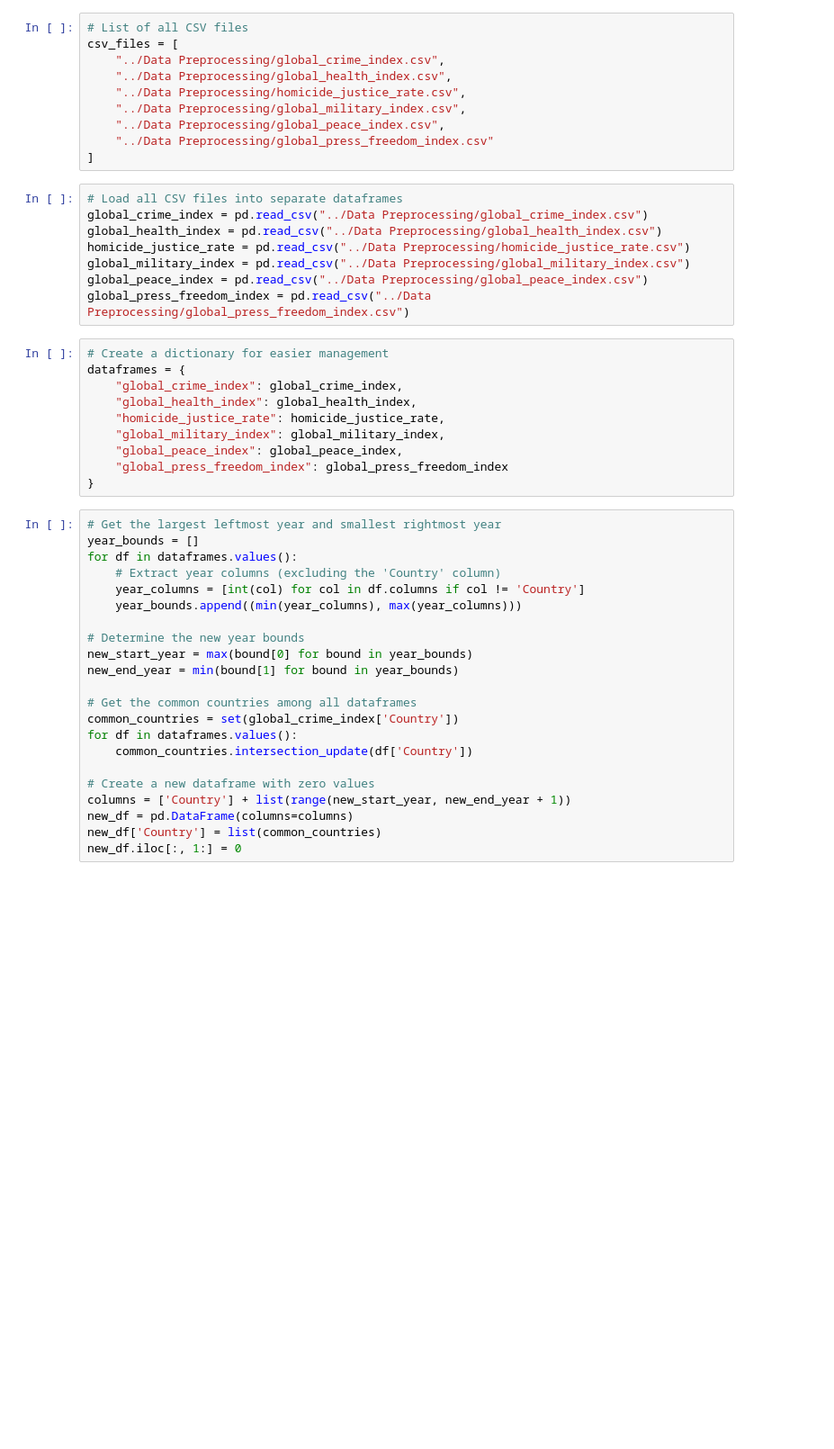
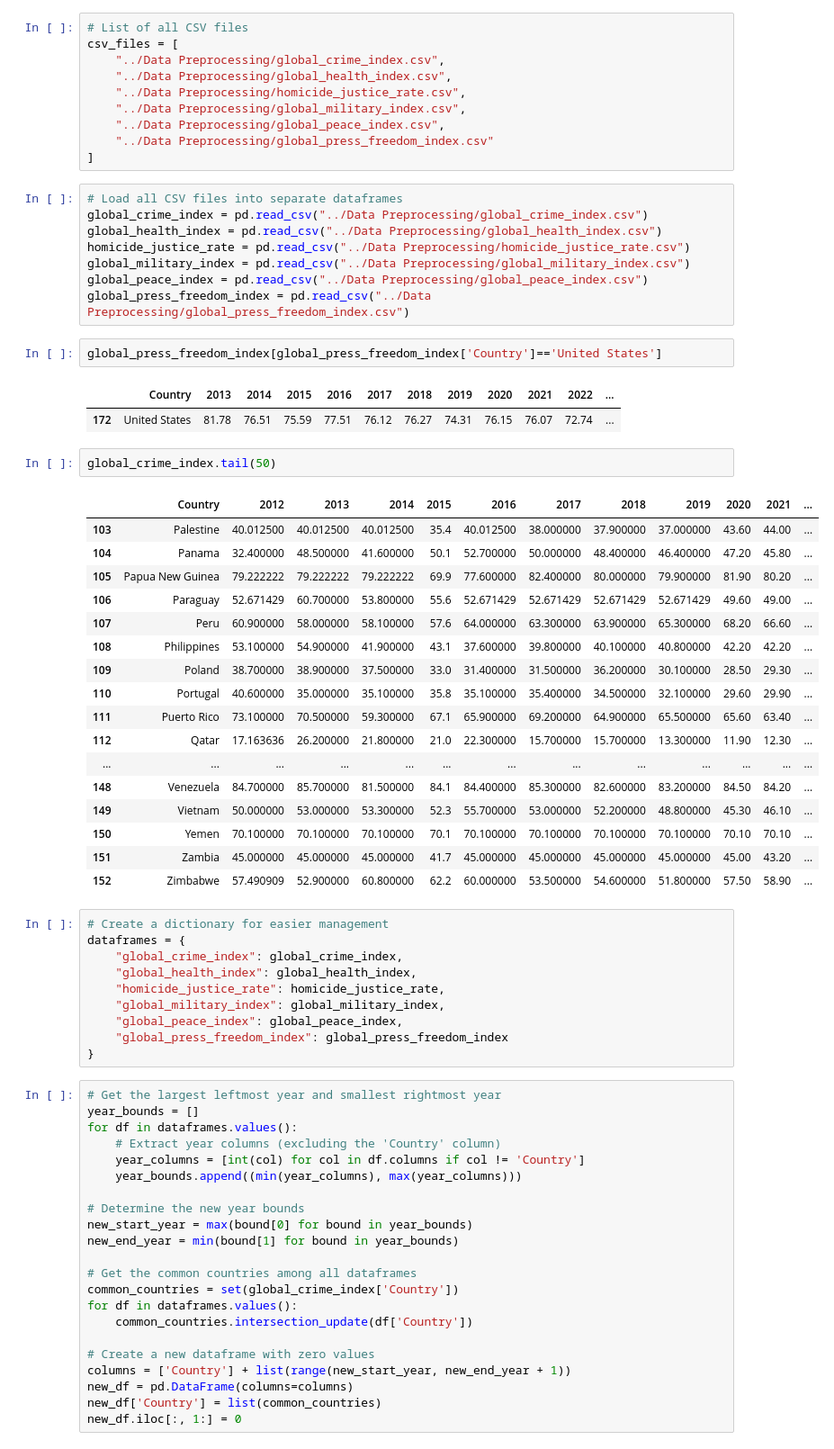
Before and after one commit to IftikharIfti/Global-Safety-and-Stability-Analytics, a Jupyter notebook: Index Combination/Global Safety and Stability Index.ipynb, the cells around one changed output. Shown: that part at 90% size. Cells and saved outputs as stored; diff of their text form; blank space fills up the shorter version.

```diff
--- a/Index Combination/Global Safety and Stability Index.ipynb
+++ b/Index Combination/Global Safety and Stability Index.ipynb
@@ -18,6 +18,31 @@ homicide_justice_rate = pd.read_csv("../Data Preprocessing/homicide_justice_rate
 global_military_index = pd.read_csv("../Data Preprocessing/global_military_index.csv")
 global_peace_index = pd.read_csv("../Data Preprocessing/global_peace_index.csv")
 global_press_freedom_index = pd.read_csv("../Data Preprocessing/global_press_freedom_index.csv")
+# %%
+global_press_freedom_index[global_press_freedom_index['Country']=='United States']
+# %% [output]
+|  | Country | 2013 | 2014 | 2015 | 2016 | 2017 | 2018 | 2019 | 2020 | 2021 | 2022 | ... |
+| 172 | United States | 81.78 | 76.51 | 75.59 | 77.51 | 76.12 | 76.27 | 74.31 | 76.15 | 76.07 | 72.74 | ... |
+# %%
+global_crime_index.tail(50)
+# %% [output]
+|  | Country | 2012 | 2013 | 2014 | 2015 | 2016 | 2017 | 2018 | 2019 | 2020 | 2021 | ... |
+| 103 | Palestine | 40.012500 | 40.012500 | 40.012500 | 35.4 | 40.012500 | 38.000000 | 37.900000 | 37.000000 | 43.60 | 44.00 | ... |
+| 104 | Panama | 32.400000 | 48.500000 | 41.600000 | 50.1 | 52.700000 | 50.000000 | 48.400000 | 46.400000 | 47.20 | 45.80 | ... |
+| 105 | Papua New Guinea | 79.222222 | 79.222222 | 79.222222 | 69.9 | 77.600000 | 82.400000 | 80.000000 | 79.900000 | 81.90 | 80.20 | ... |
+| 106 | Paraguay | 52.671429 | 60.700000 | 53.800000 | 55.6 | 52.671429 | 52.671429 | 52.671429 | 52.671429 | 49.60 | 49.00 | ... |
+| 107 | Peru | 60.900000 | 58.000000 | 58.100000 | 57.6 | 64.000000 | 63.300000 | 63.900000 | 65.300000 | 68.20 | 66.60 | ... |
+| 108 | Philippines | 53.100000 | 54.900000 | 41.900000 | 43.1 | 37.600000 | 39.800000 | 40.100000 | 40.800000 | 42.20 | 42.20 | ... |
+| 109 | Poland | 38.700000 | 38.900000 | 37.500000 | 33.0 | 31.400000 | 31.500000 | 36.200000 | 30.100000 | 28.50 | 29.30 | ... |
+| 110 | Portugal | 40.600000 | 35.000000 | 35.100000 | 35.8 | 35.100000 | 35.400000 | 34.500000 | 32.100000 | 29.60 | 29.90 | ... |
+| 111 | Puerto Rico | 73.100000 | 70.500000 | 59.300000 | 67.1 | 65.900000 | 69.200000 | 64.900000 | 65.500000 | 65.60 | 63.40 | ... |
+| 112 | Qatar | 17.163636 | 26.200000 | 21.800000 | 21.0 | 22.300000 | 15.700000 | 15.700000 | 13.300000 | 11.90 | 12.30 | ... |
+| ... | ... | ... | ... | ... | ... | ... | ... | ... | ... | ... | ... | ... |
+| 148 | Venezuela | 84.700000 | 85.700000 | 81.500000 | 84.1 | 84.400000 | 85.300000 | 82.600000 | 83.200000 | 84.50 | 84.20 | ... |
+| 149 | Vietnam | 50.000000 | 53.000000 | 53.300000 | 52.3 | 55.700000 | 53.000000 | 52.200000 | 48.800000 | 45.30 | 46.10 | ... |
+| 150 | Yemen | 70.100000 | 70.100000 | 70.100000 | 70.1 | 70.100000 | 70.100000 | 70.100000 | 70.100000 | 70.10 | 70.10 | ... |
+| 151 | Zambia | 45.000000 | 45.000000 | 45.000000 | 41.7 | 45.000000 | 45.000000 | 45.000000 | 45.000000 | 45.00 | 43.20 | ... |
+| 152 | Zimbabwe | 57.490909 | 52.900000 | 60.800000 | 62.2 | 60.000000 | 53.500000 | 54.600000 | 51.800000 | 57.50 | 58.90 | ... |
 # %%
 # Create a dictionary for easier management
 dataframes = {
```
Also changed, not shown: parts of 22 cells of this notebook, 9 other files.
